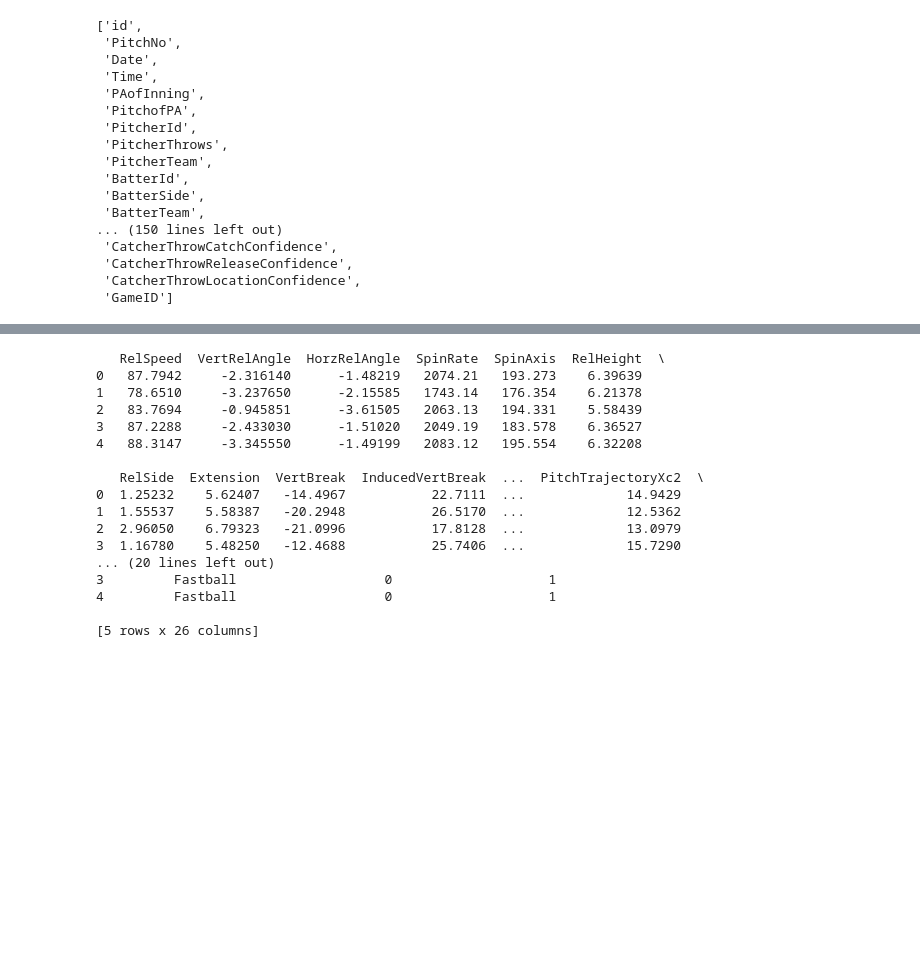
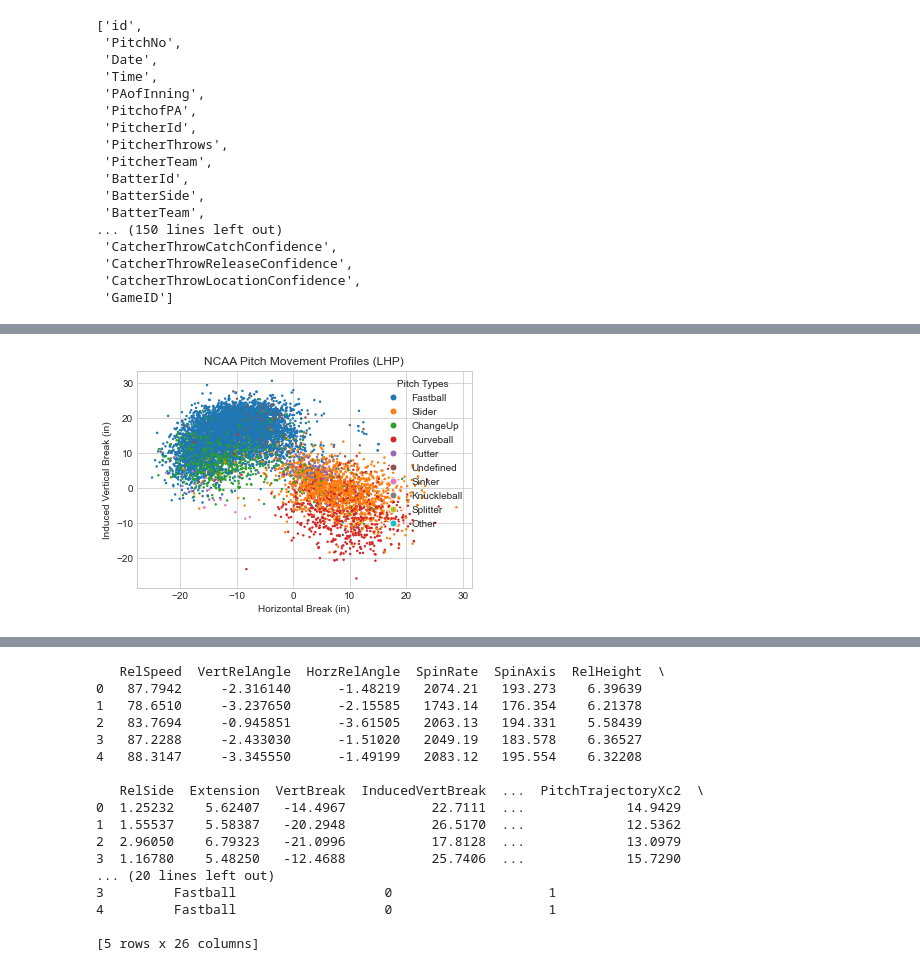
Before and after one commit to jisoawe/NCAA_Pitch_Classification_Model, a Jupyter notebook: Pitch Type Classification Model 2024.ipynb, the cells around one changed output, grey strips where cells are left out. Saved outputs shown, nothing was run; the diff lists cells and outputs as text; code cells hidden in the pictures; blank space fills up the shorter version.

Commit message:
Add files via upload
adding leftie and rightie movement plots

```diff
--- a/Pitch Type Classification Model 2024.ipynb
+++ b/Pitch Type Classification Model 2024.ipynb
@@ -58,0 +63,27 @@ list(data.columns)
+# %%
+#leftie pitch plots
+dataL = data[data['PitcherThrows'] == "Left"]
+xL = dataL['HorzBreak']
+yL = dataL['InducedVertBreak']
+zL = dataL['TaggedPitchType']
+
+pitch_types = zL.unique()
+
+color_map = plt.get_cmap('tab10')
+color_dict = {pitch_type: colors(i) for i, pitch_type in enumerate(pitch_types)}
+
+color_values = [color_dict[pitch_type] for pitch_type in zL]
+
+
+scatter = plt.scatter(xL, yL, c = color_values, s = 2, label = zL)
+
+plt.title("NCAA Pitch Movement Profiles (LHP)")
+plt.ylabel("Induced Vertical Break (in)")
+plt.xlabel("Horizontal Break (in)")
+
+handles = [plt.Line2D([0], [0], marker='o', color='w', markerfacecolor=color_map(i / len(pitch_types)), markersize=7) for i, pitch_type in enumerate(pitch_types)]
+labels = pitch_types
+plt.legend(handles, labels, title = 'Pitch Types')
+plt.show()
+# %% [output]
+[figure, added]
```
Also changed, not shown: parts of 2 cells of this notebook.
